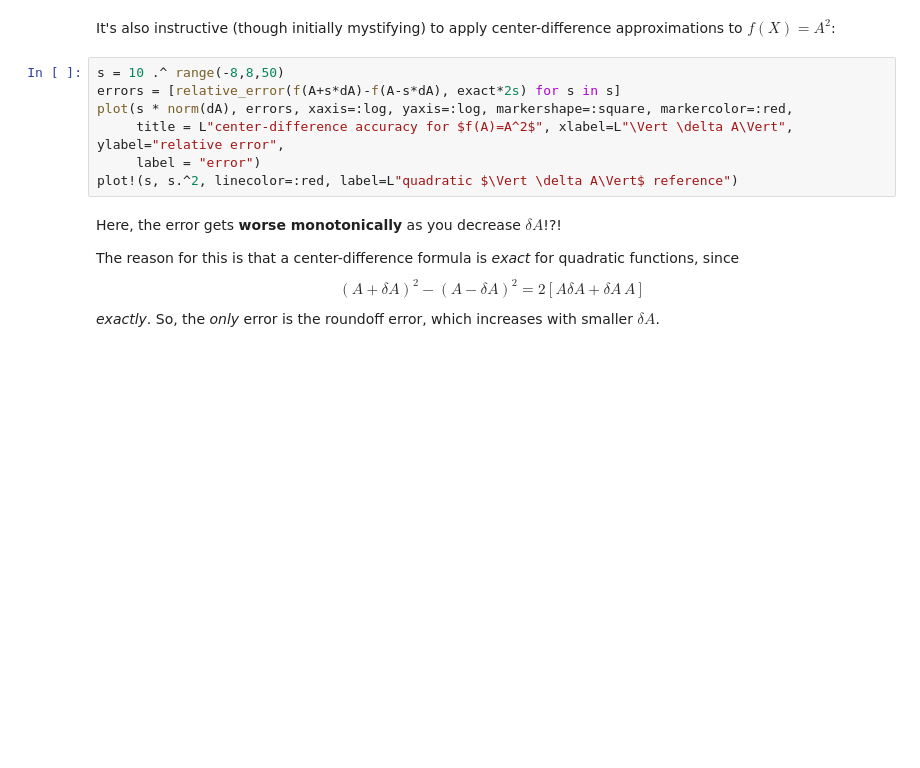
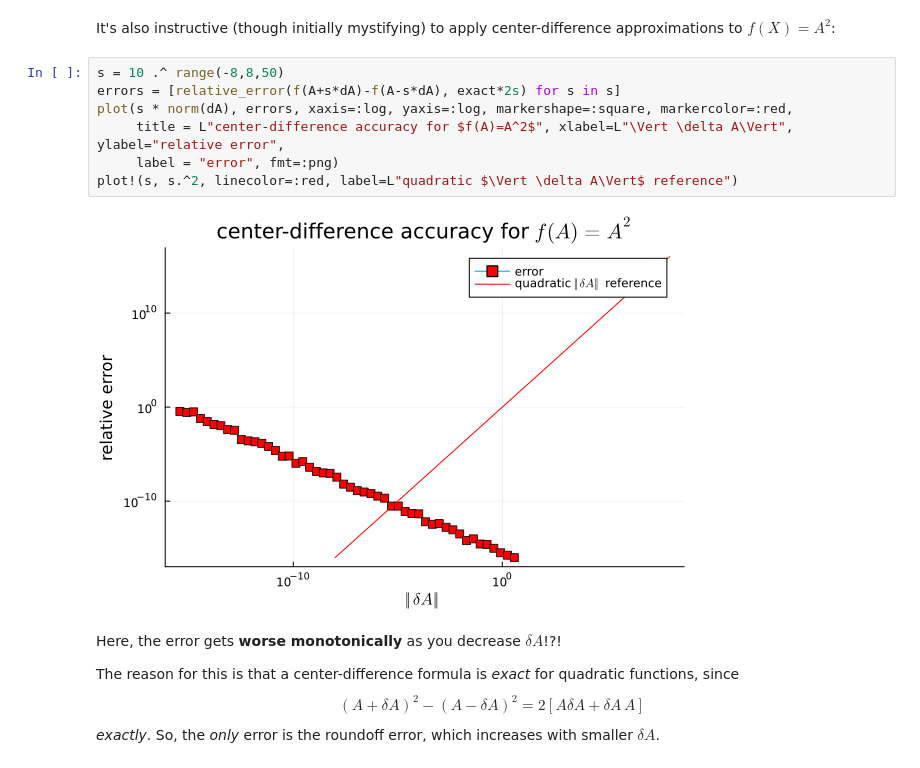
Before and after one commit to mitmath/matrixcalc, a Jupyter notebook: notes/Finite difference checks.ipynb, the cells around one changed output. Drawn from its saved outputs; the diff is of its cells as text; blank space fills up the shorter version.

```diff
--- a/notes/Finite difference checks.ipynb
+++ b/notes/Finite difference checks.ipynb
@@ -384,10 +390,12 @@ It's also instructive (though initially mystifying) to apply center-difference a
 # %%
 s = 10 .^ range(-8,8,50)
 errors = [relative_error(f(A+s*dA)-f(A-s*dA), exact*2s) for s in s]
 plot(s * norm(dA), errors, xaxis=:log, yaxis=:log, markershape=:square, markercolor=:red,
      title = L"center-difference accuracy for $f(A)=A^2$", xlabel=L"\Vert \delta A\Vert", ylabel="relative error",
-     label = "error")
+     label = "error", fmt=:png)
 plot!(s, s.^2, linecolor=:red, label=L"quadratic $\Vert \delta A\Vert$ reference")
+# %% [output]
+[figure, added]
 # %% [markdown]
 Here, the error gets **worse monotonically** as you decrease $\delta A$!?!
 
```
Also changed, not shown: parts of 16 cells of this notebook.
